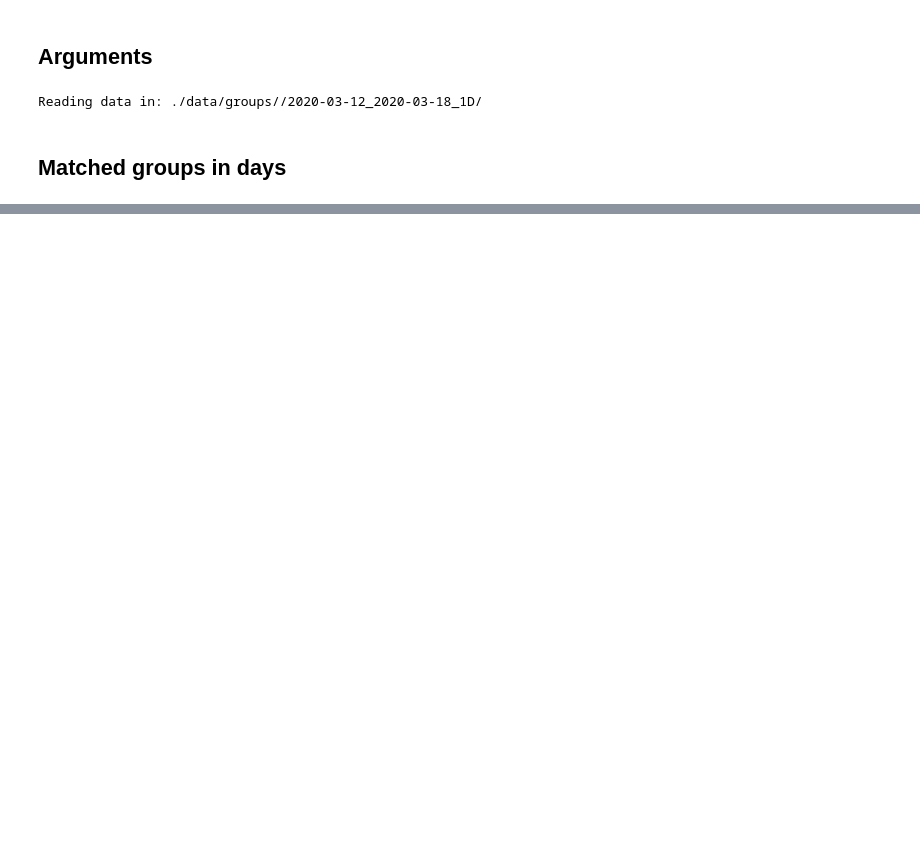
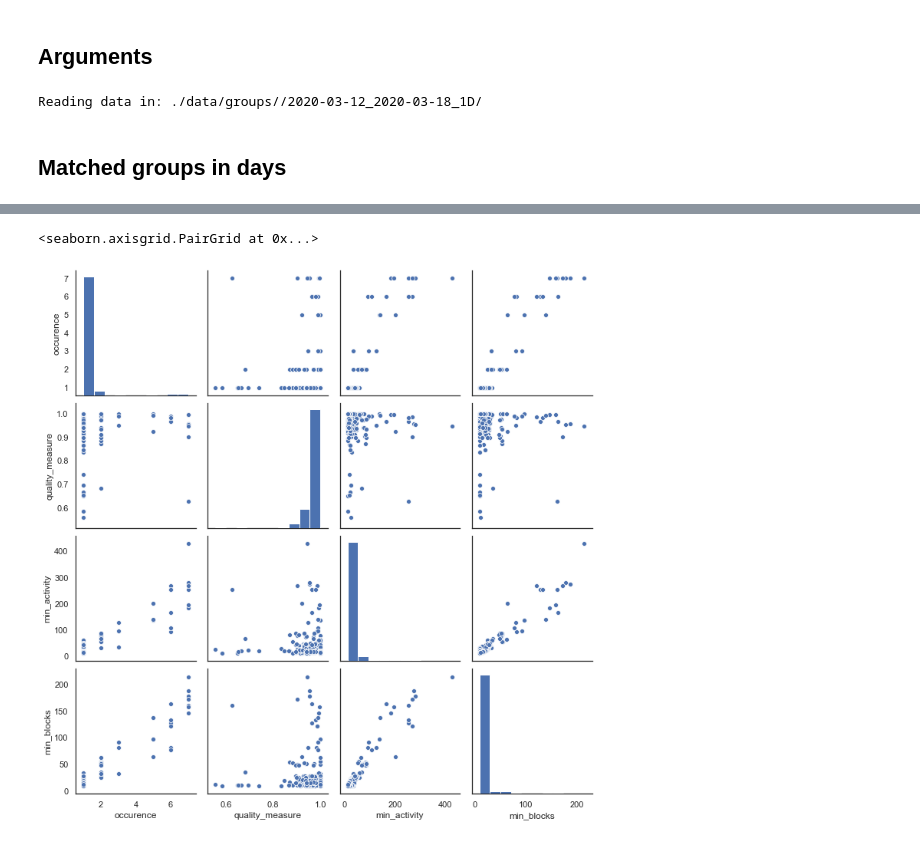
Before and after one commit to CESNET/SECT, a Jupyter notebook: notebooks/GroupTracker_Report.ipynb, the cells around one changed output, grey strips where cells are left out. Cells and saved outputs as stored; diff of their text form; code cells hidden in the pictures; blank space fills up the shorter version.

```diff
--- a/notebooks/GroupTracker_Report.ipynb
+++ b/notebooks/GroupTracker_Report.ipynb
@@ -112,3 +115,10 @@ sns.jointplot(data=groups.loc[groups['occurence'] > 1, :], x='occurence', y='act
+# %%
+sns.pairplot(groups.loc[groups['occurence'] > 0, ['occurence', 'quality_measure', 'min_activity', 'min_blocks']])
+#data might be mesleading, because min activity an blocks are summed in group and sample count relates directly to occurence
+#therefore watch for deviation from trend ...
+# %% [output]
+<seaborn.axisgrid.PairGrid at 0x...>
+[figure, added]
 # %%
 ## Distribution of reoccurrence of found groups
 # %%
```
Also changed, not shown: parts of 6 cells of this notebook, 8 other files.
